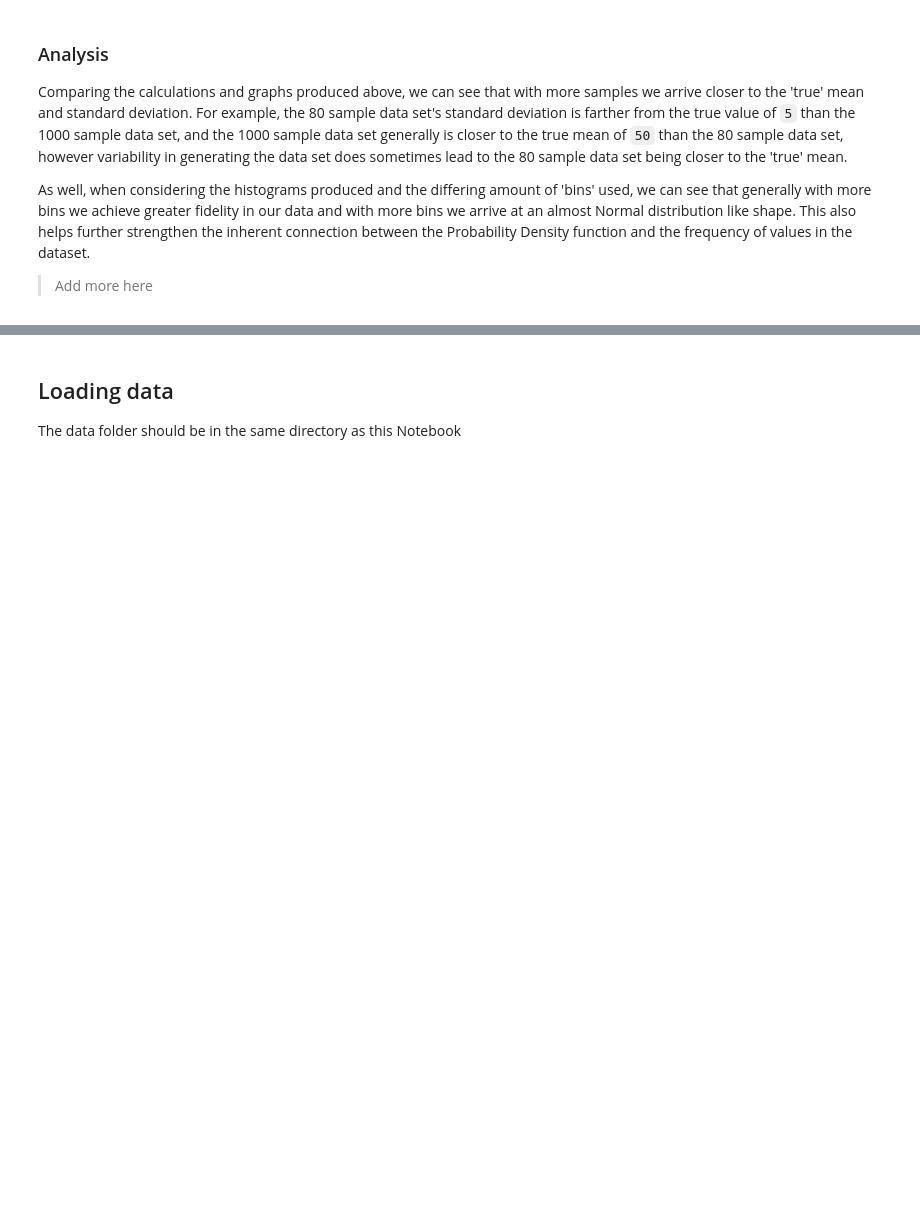
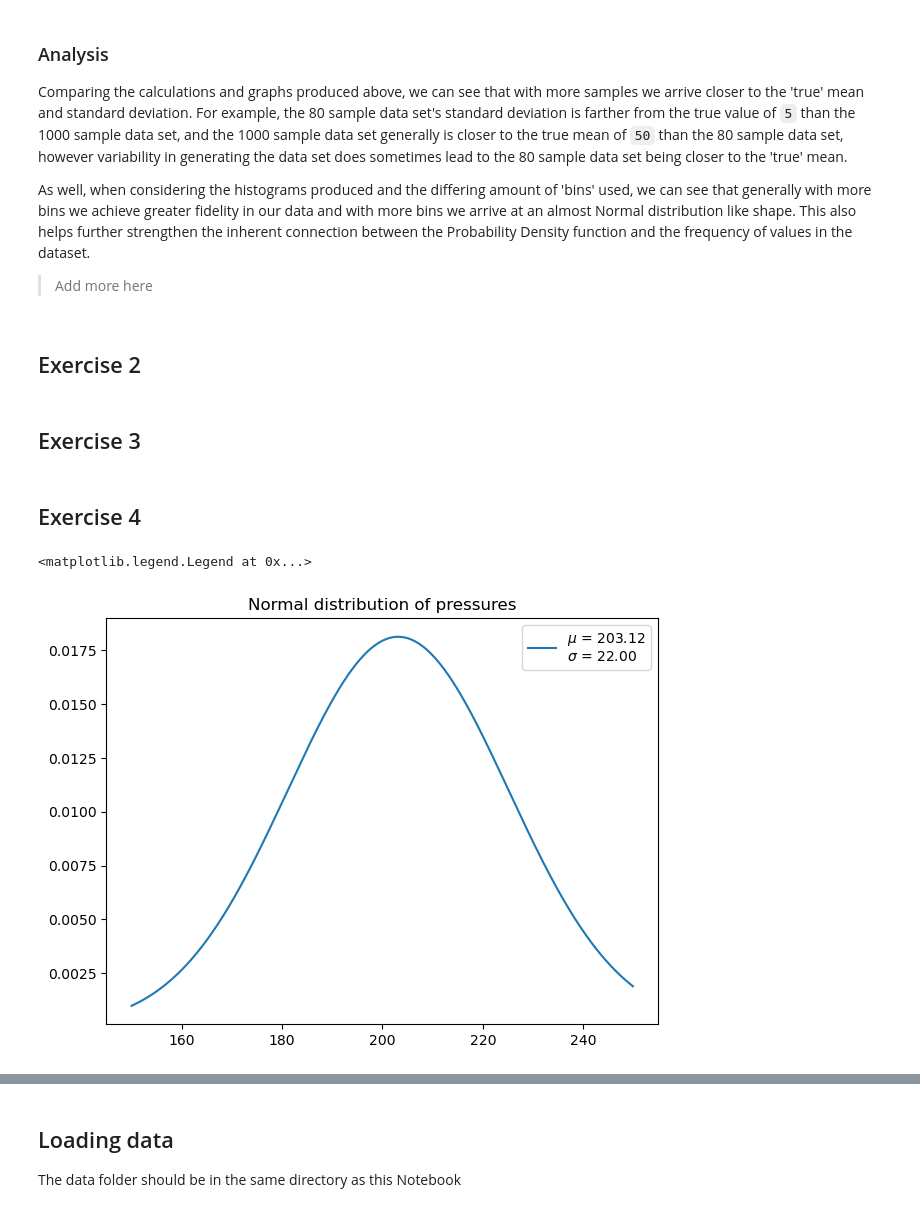
Before and after one commit to RianOpperman/ENCM509, a Jupyter notebook: lab2/Lab02_2024W.ipynb, the cells around one changed output, grey strips where cells are left out. Drawn from its saved outputs; the diff is of its cells as text; code cells hidden in the pictures; blank space fills up the shorter version.

```diff
--- a/lab2/Lab02_2024W.ipynb
+++ b/lab2/Lab02_2024W.ipynb
@@ -115,3 +119,9 @@ Comparing the calculations and graphs produced above, we can see that with more
 As well, when considering the histograms produced and the differing amount of 'bins' used, we can see that generally with more bins we achieve greater fidelity in our data and with more bins we arrive at an almost Normal distribution like shape. This also helps further strengthen the inherent connection between the Probability Density function and the frequency of values in the dataset.
 
 > Add more here
+# %% [markdown]
+## Exercise 2
+# %% [markdown]
+## Exercise 3
+# %% [markdown]
+## Exercise 4
@@ -117,0 +173,18 @@ As well, when considering the histograms produced and the differing amount of 'b
+# %%
+x = np.arange(150, 250, 0.1)
+
+p_mu = np.mean(pressures)
+p_std = np.std(pressures)
+
+v_mu = np.mean(velocity)
+v_std = np.std(velocity)
+
+p_norm_dist = norm(p_mu, p_std)
+v_norm_dist = norm(v_mu, v_std)
+
+plt.plot(x, norm.pdf(x, p_mu, p_std))
+plt.title("Normal distribution of pressures")
+plt.legend([f"$\\mu$ = {p_mu:.2f}\n$\\sigma$ = {p_std:.2f}"])
+# %% [output]
+<matplotlib.legend.Legend at 0x...>
+[figure, added]
```
Also changed, not shown: parts of 9 cells of this notebook.
